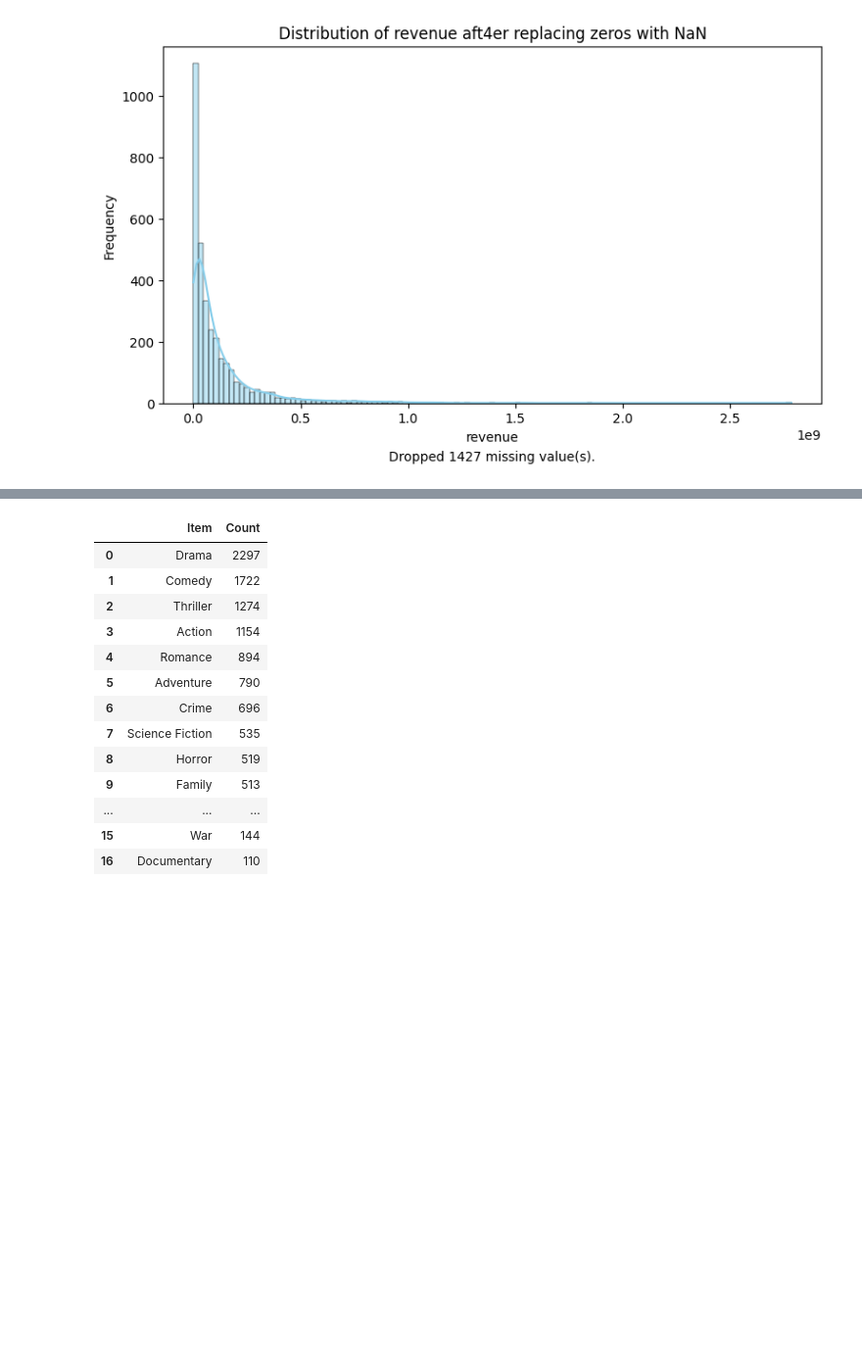
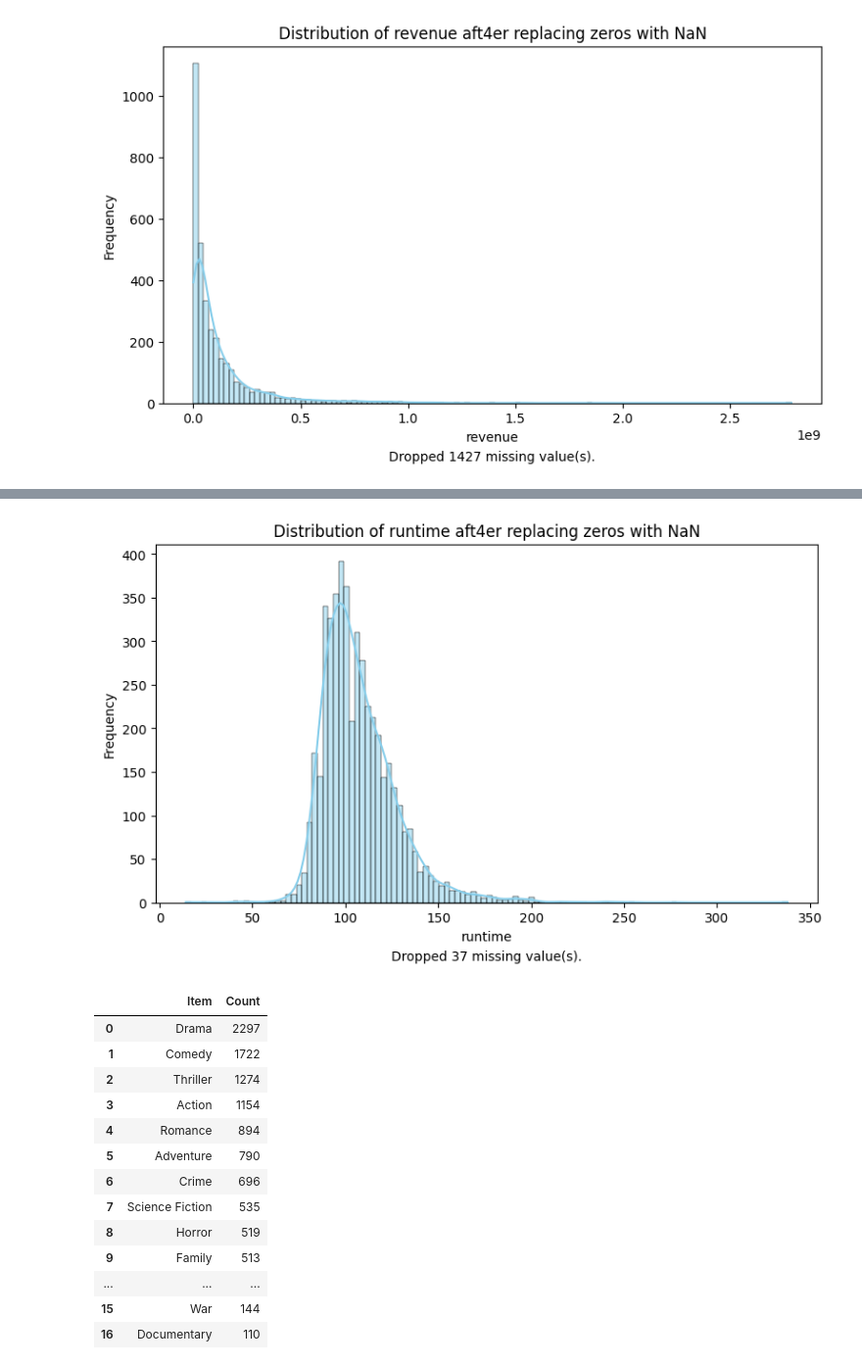
Before and after one commit to gem733/d100project, a Jupyter notebook: eda_cleaning.ipynb, the cells around one changed output, grey strips where cells are left out. Shown: that part at 98% size. Saved outputs shown, nothing was run; the diff lists cells and outputs as text; code cells hidden in the pictures; blank space fills up the shorter version.

```diff
--- a/eda_cleaning.ipynb
+++ b/eda_cleaning.ipynb
@@ -93,3 +104,14 @@ plot_hist_replace_zeros(df, 'revenue')
+# %%
+from d100project.plotting._plot_hist_replace_zeros import plot_hist_replace_zeros
+from d100project.data._load_data import load_data
+
+# load dataset
+df = load_data()
+
+# plot budget
+plot_hist_replace_zeros(df, 'runtime')
+# %% [output]
+[figure, added]
 # %%
 from d100project.preprocessing._extract_name import extract_name
 from d100project.preprocessing._tally_names import tally_names
```
Also changed, not shown: parts of 1 cell of this notebook.
